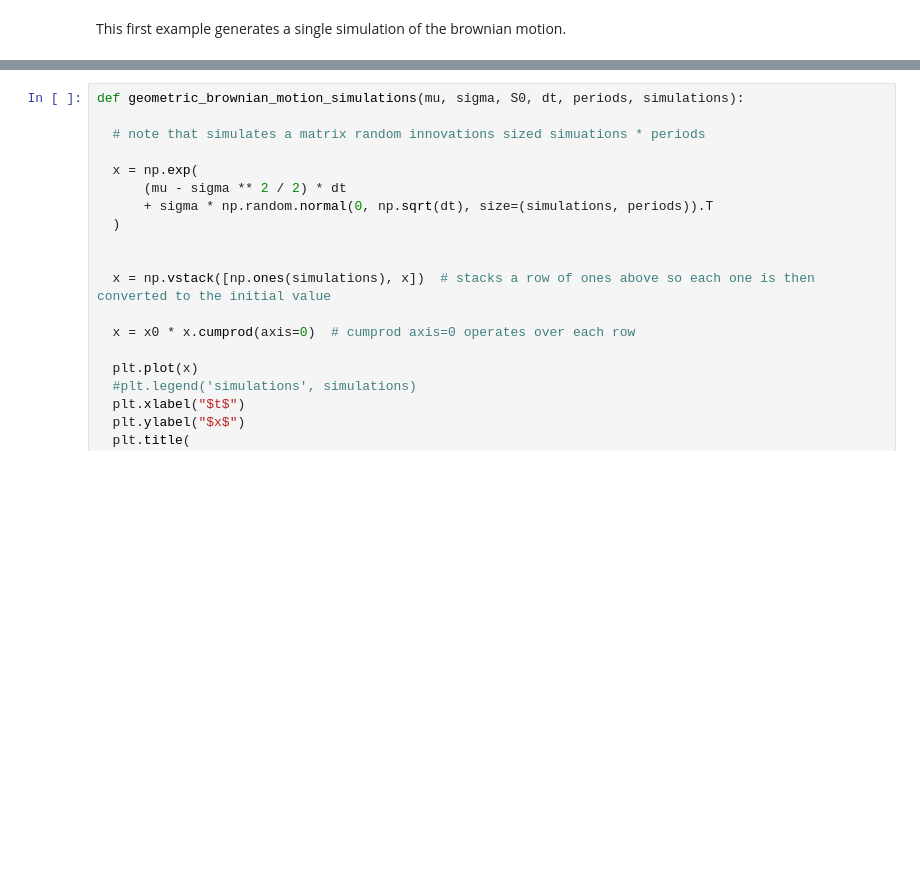
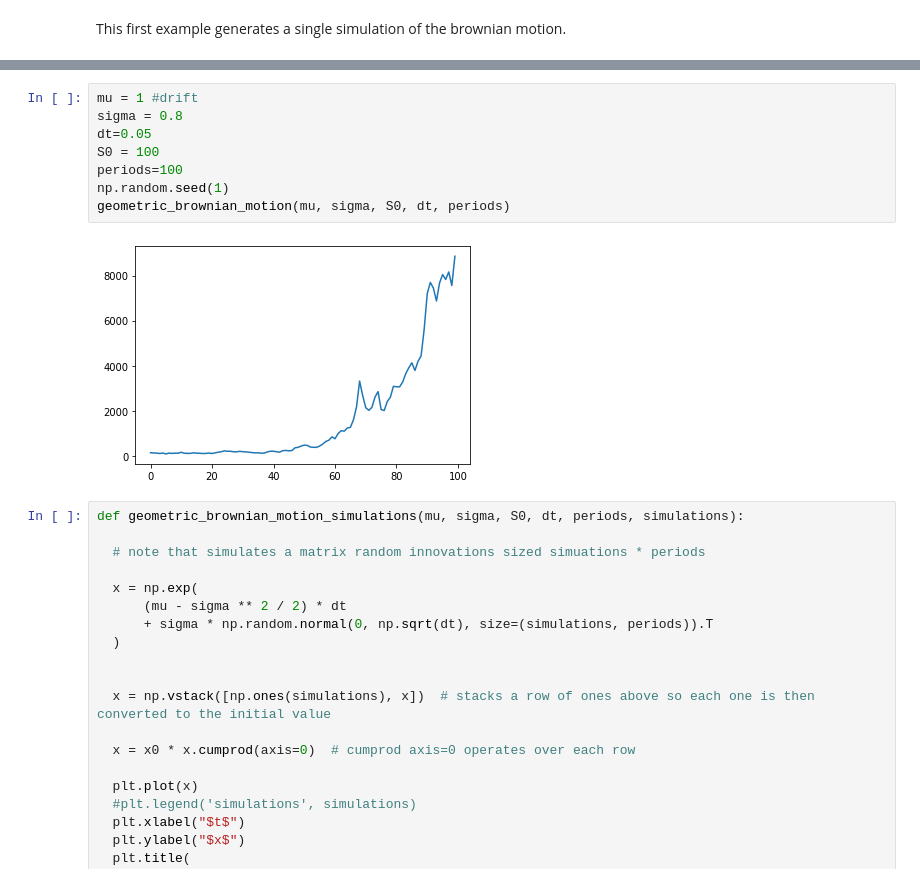
Before and after one commit to rpasquini/herramientas-econometricas-2022, a Jupyter notebook: Geometric_Brownian_Motion.ipynb, the cells around one changed output, grey strips where cells are left out. Cells and saved outputs as stored; diff of their text form; blank space fills up the shorter version.

```diff
--- a/Geometric_Brownian_Motion.ipynb
+++ b/Geometric_Brownian_Motion.ipynb
@@ -45,3 +46,13 @@ geometric_brownian_motion(mu, sigma, S0, dt, periods)
+# %%
+mu = 1 #drift
+sigma = 0.8
+dt=0.05
+S0 = 100
+periods=100
+np.random.seed(1)
+geometric_brownian_motion(mu, sigma, S0, dt, periods)
+# %% [output]
+[figure, added]
 # %%
 def geometric_brownian_motion_simulations(mu, sigma, S0, dt, periods, simulations):
 
```
Also changed, not shown: parts of 1 cell of this notebook.
